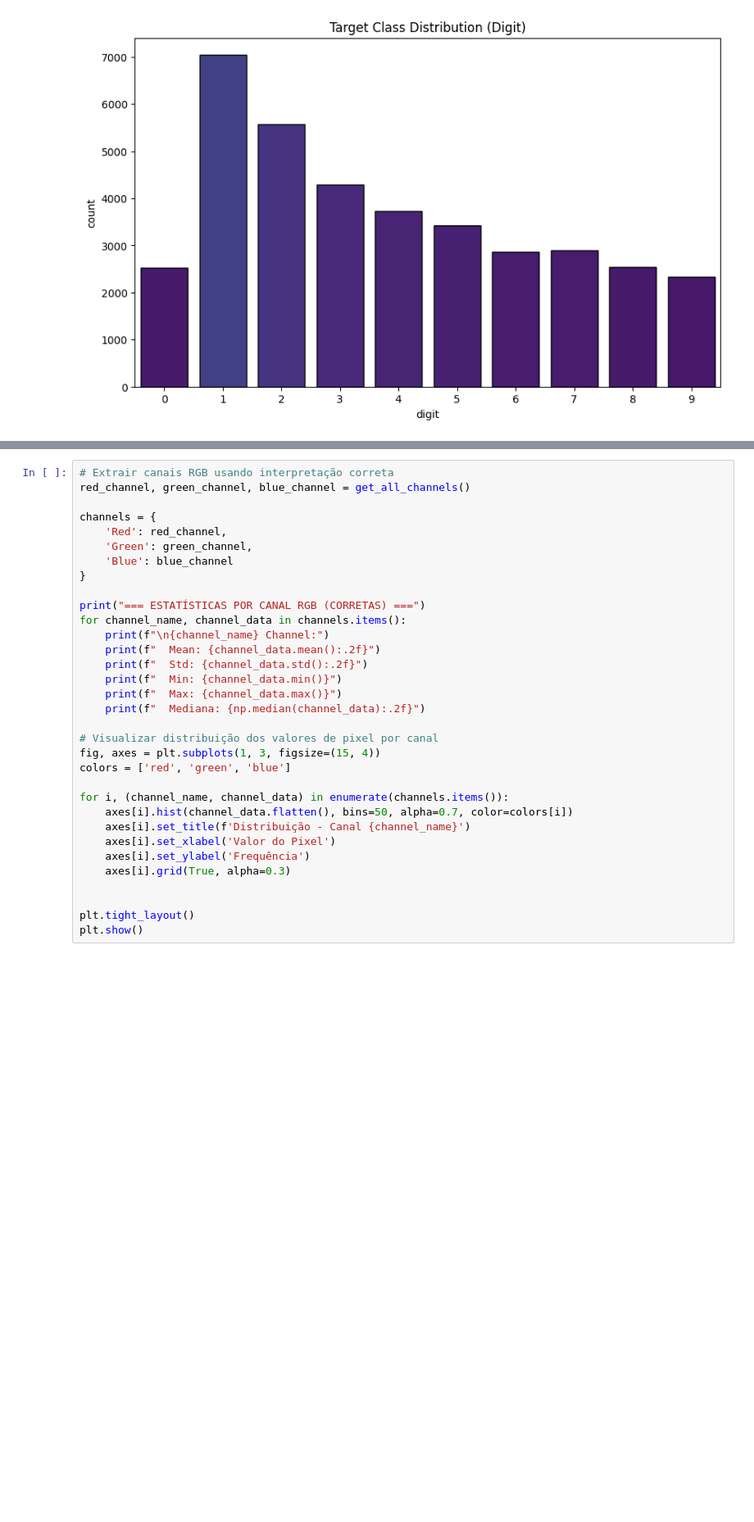
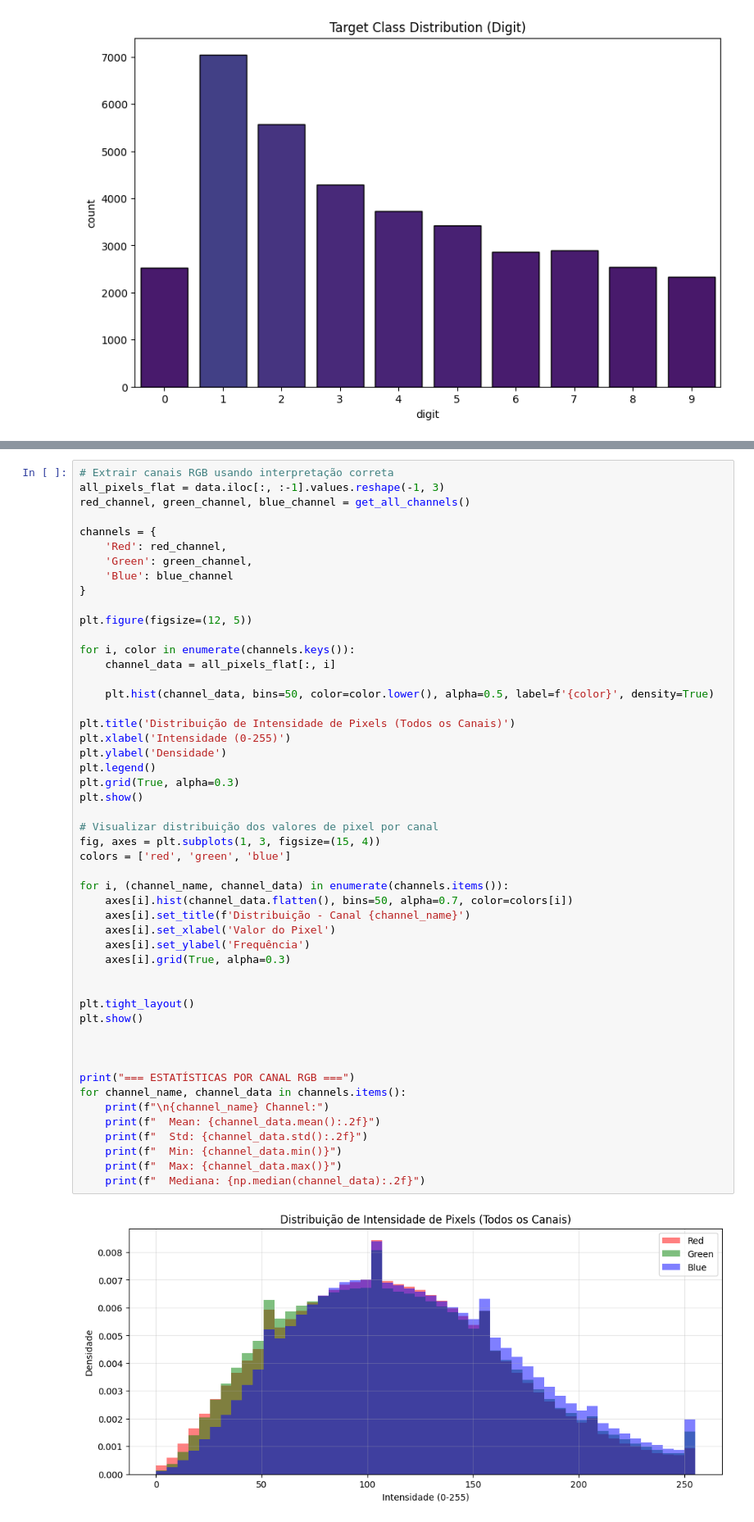
Before and after one commit to marquesgbr/SVHN_ML_project, a Jupyter notebook: 01_EDA.ipynb, the cells around one changed output, grey strips where cells are left out. Shown at 82% size. Drawn from its saved outputs; the diff is of its cells as text; blank space fills up the shorter version.

```diff
--- a/01_EDA.ipynb
+++ b/01_EDA.ipynb
@@ -189,34 +350,52 @@ Usando interpretação row-major (32x32x3 sequencial):
 # %%
 # Extrair canais RGB usando interpretação correta
+all_pixels_flat = data.iloc[:, :-1].values.reshape(-1, 3)
 red_channel, green_channel, blue_channel = get_all_channels()
 
 channels = {
     'Red': red_channel,
     'Green': green_channel,
     'Blue': blue_channel
 }
 
-print("=== ESTATÍSTICAS POR CANAL RGB (CORRETAS) ===")
-for channel_name, channel_data in channels.items():
-    print(f"\n{channel_name} Channel:")
-    print(f"  Mean: {channel_data.mean():.2f}")
-    print(f"  Std: {channel_data.std():.2f}")
-    print(f"  Min: {channel_data.min()}")
-    print(f"  Max: {channel_data.max()}")
-    print(f"  Mediana: {np.median(channel_data):.2f}")
+plt.figure(figsize=(12, 5))
+
+for i, color in enumerate(channels.keys()):
+    channel_data = all_pixels_flat[:, i]
+
+    plt.hist(channel_data, bins=50, color=color.lower(), alpha=0.5, label=f'{color}', density=True)
+
+plt.title('Distribuição de Intensidade de Pixels (Todos os Canais)')
+plt.xlabel('Intensidade (0-255)')
+plt.ylabel('Densidade')
+plt.legend()
+plt.grid(True, alpha=0.3)
+plt.show()
 
 # Visualizar distribuição dos valores de pixel por canal
 fig, axes = plt.subplots(1, 3, figsize=(15, 4))
 colors = ['red', 'green', 'blue']
 
 for i, (channel_name, channel_data) in enumerate(channels.items()):
     axes[i].hist(channel_data.flatten(), bins=50, alpha=0.7, color=colors[i])
     axes[i].set_title(f'Distribuição - Canal {channel_name}')
     axes[i].set_xlabel('Valor do Pixel')
     axes[i].set_ylabel('Frequência')
     axes[i].grid(True, alpha=0.3)
 
 
 plt.tight_layout()
 plt.show()
+
+
+
+print("=== ESTATÍSTICAS POR CANAL RGB ===")
+for channel_name, channel_data in channels.items():
+    print(f"\n{channel_name} Channel:")
+    print(f"  Mean: {channel_data.mean():.2f}")
+    print(f"  Std: {channel_data.std():.2f}")
+    print(f"  Min: {channel_data.min()}")
+    print(f"  Max: {channel_data.max()}")
+    print(f"  Mediana: {np.median(channel_data):.2f}")
 # %% [output]
+[figure, new version]
```
Also changed, not shown: parts of 31 cells of this notebook, 1 other file.
